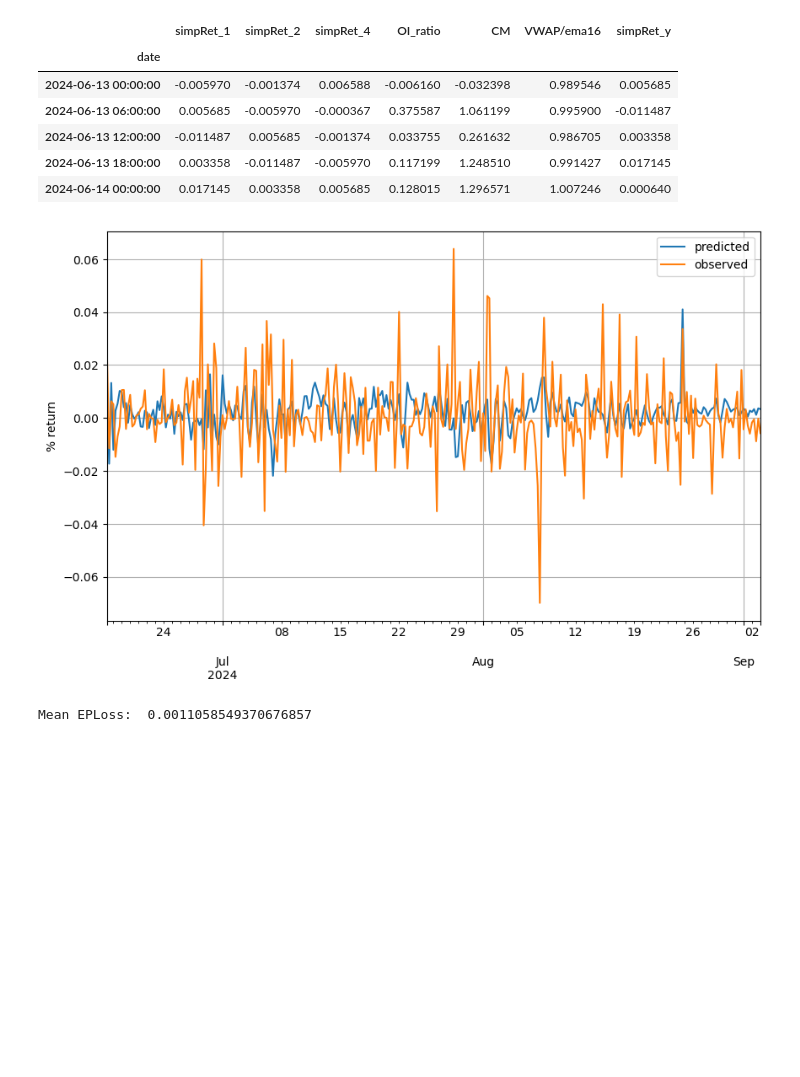
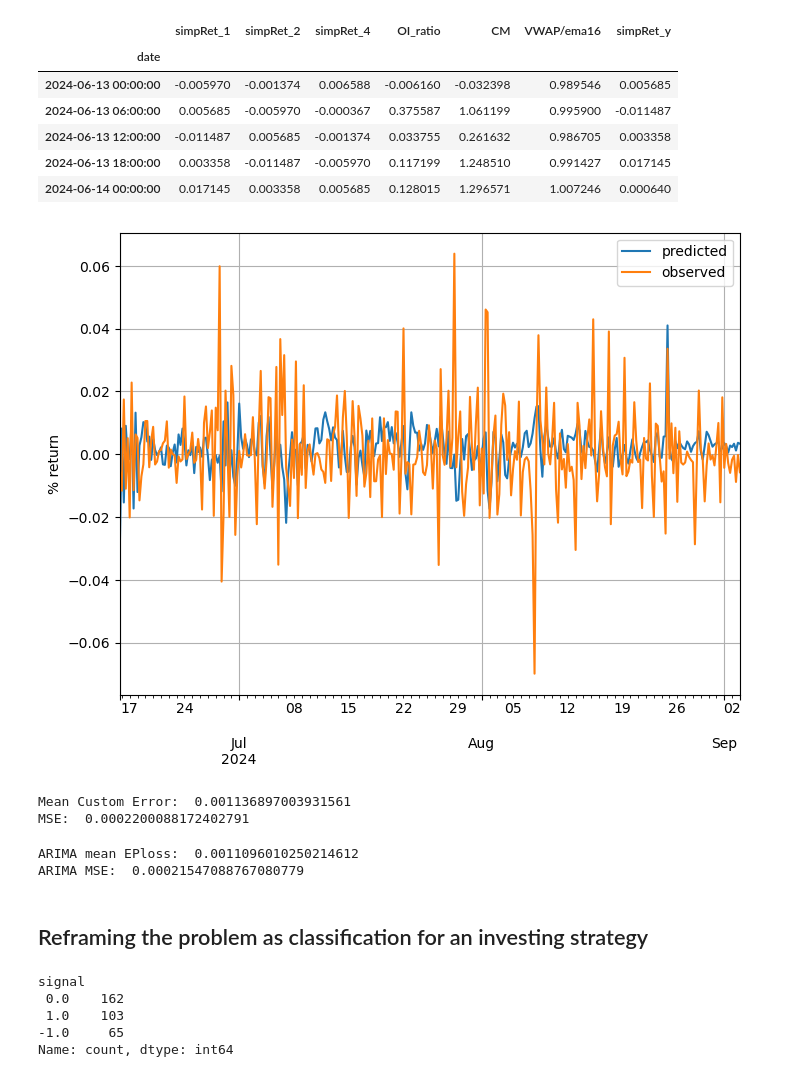
Before and after one commit to codyjcao/osrs-ge, a Jupyter notebook: osrs_ML_forecasting.ipynb, the cells around one changed output. Saved outputs shown, nothing was run; the diff lists cells and outputs as text; code cells hidden in the pictures; blank space fills up the shorter version.

Commit message:
Added backtesting code, compute_features function added into osrs_GE module

```diff
--- a/osrs_ML_forecasting.ipynb
+++ b/osrs_ML_forecasting.ipynb
@@ -22,8 +22,8 @@ freq = '6h'
 
 
 item_name = osrs_GE.item_name_from_id(item_id)
-df = osrs_GE.read_item_master_file(item_id,freq)
-df = osrs_GE.compute_VWAP(df)
+DF = osrs_GE.read_item_master_file(item_id,freq)
+df = osrs_GE.compute_VWAP(DF)
 df.head()
 # %% [output]
 File read successfully for Master Files/items/master_file_11284_6h.csv
@@ -53,3 +58,12 @@ plt.show()
+# %%
+# create train test split
+train_idx = int(.7*df.index.shape[0])
+train_dt = df.index[train_idx]
+df_tr = df[df.index < train_dt]
+df_te = df[df.index >= train_dt]
+
+print(df_tr.shape)
+print(df_te.shape)
 # %%
 df_tr['simpRet_y'].plot(figsize=(8,6))
 plt.title("{0} {1}-returns".format(item_name,freq))
@@ -281,45 +285,11 @@ df_tr_new.head()
 # %%
-start_point = 10 + len(feature_subset)
 X_tr = df_tr_new.drop('simpRet_y',axis=1).values
 y_tr = df_tr_new['simpRet_y'].values
+
 model = LinearRegression()
 
-feature_shape = X_tr.shape[1]
-
-errors = []
-preds = []
-obs = []
-index = []
-
-for i in range(start_point,X_tr.shape[0]-1):
-    # train on data up to i-1
-    _X = X_tr[:i]
-    _y = y_tr[:i]
-    model_fit = model.fit(_X,_y)
-
-    # predict i
-    x_predict = X_tr[[i]]
-    y_hat = model_fit.predict(x_predict)[0]
-    y_obs = y_tr[i]
-
-    # record errors
-    errors.append(y_obs - y_hat)
-    preds.append(y_hat)
-    obs.append(y_obs)
-
-    index.append(df_tr_new.index[i])
-
-df_err = pd.DataFrame({'errors': errors,
-                       'predicted': preds,
-                       'observed': obs}, index=index)
-
-df_err[['predicted','observed']].plot(figsize=(10,6))
-plt.ylabel("% return")
-plt.grid()
-plt.show()
-print('\n')
-print("Mean EPLoss: ",
-      eploss(df_err['predicted'],df_err['observed'],c_diff_sign=5).mean())
+linear_reg_res = iterative_testing(X_tr,y_tr,model=model)
 # %% [output]
-[figure, old version]
+[figure, new version]
-Mean EPLoss:  0.0011058549370676857
+Mean Custom Error:  0.001136897003931561
+MSE:  0.0002200088172402791
@@ -325,0 +304,8 @@ Mean EPLoss:  0.0011058549370676857
+# %%
+print("ARIMA mean EPloss: ",arima_result['custom_scores'].mean())
+print("ARIMA MSE: ",(arima_result['errors']**2).mean())
+# %% [output]
+ARIMA mean EPloss:  0.0011096010250214612
+ARIMA MSE:  0.00021547088767080779
+# %% [markdown]
+## Reframing the problem as classification for an investing strategy
@@ -325,0 +321,8 @@ Mean EPLoss:  0.0011058549370676857
+# %%
+df_tr['signal'].value_counts()
+# %% [output]
+signal
+ 0.0    162
+ 1.0    103
+-1.0     65
+Name: count, dtype: int64
```
Also changed, not shown: parts of 16 cells of this notebook, 1 other file.
